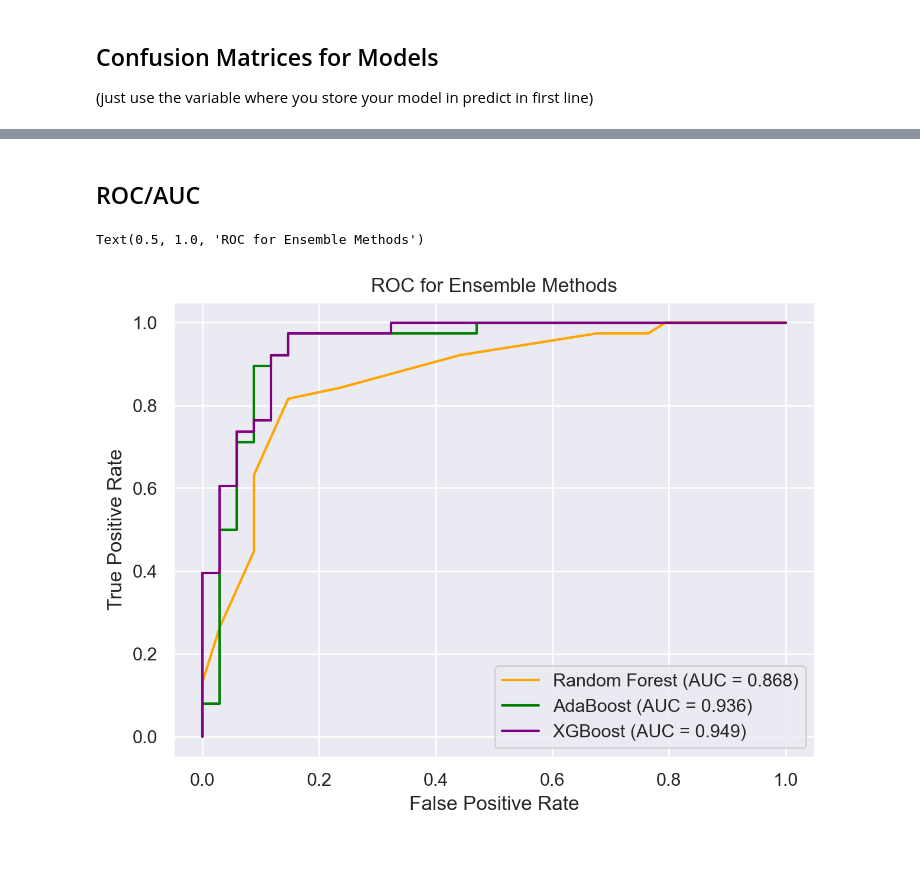
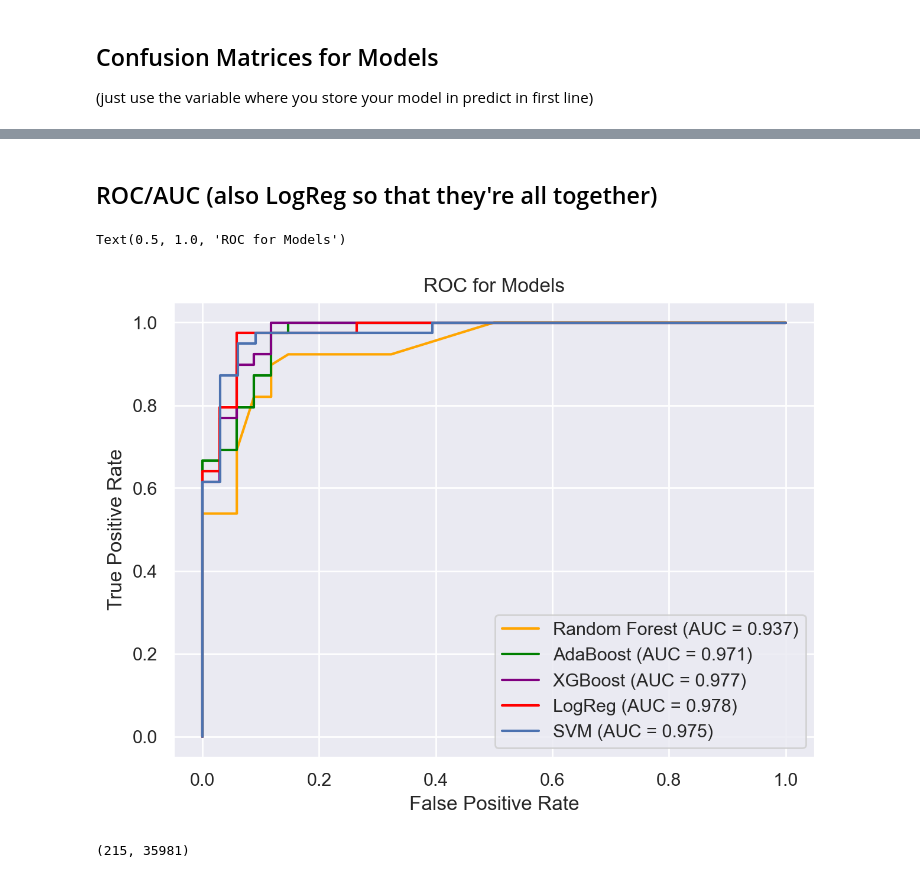
Before and after one commit to saba77-s/445-proj, a Jupyter notebook: classification/ensembles.ipynb, the cells around one changed output, grey strips where cells are left out. Drawn from its saved outputs; the diff is of its cells as text; code cells hidden in the pictures.

Commit message:
autoencoder model, minor changes to ensembles, and images of results

```diff
--- a/classification/ensembles.ipynb
+++ b/classification/ensembles.ipynb
@@ -65,7 +64,7 @@ pickle.dump(rfc_optim_model, open("rf_model", "wb"))
 # %%
 # PREDICT
 #  now we try on test data, note that you can just run this cell instead of training models above ^, rf_model stores the tuned RF.
-rfc_optim_model = pickle.load(open("rf_model", "rb"))
+#rfc_optim_model = pickle.load(open("rf_model", "rb"))
 rfc_optim_model.fit(X_train, y_train)
 rfc_optim_model.score(X_test, y_test)
 # %% [output]
@@ -90,6 +96,6 @@ pickle.dump(ada_optim_model, open("ada_model", "wb"))
 # PREDICT
 # now we try on test data, same as before - no need to run cell above again, just run the model
 ada_optim_model = pickle.load(open("ada_model", "rb"))
-ada_optim_model.fit(X_train, y_train)
-ada_optim_model.score(X_test, y_test)
+ada_optim_model.fit(X_train, y_train[:,0])
+ada_optim_model.score(X_test, y_test[:,0])
 # %% [output]
@@ -109,6 +115,6 @@ params = {'learning_rate': [0.1, 0.01, 0.001],
             'reg_lambda': [0, 0.1, 0.5, 1]}
 xgb_model = xgb.XGBClassifier()
 rs_classifier = RandomizedSearchCV(xgb_model, param_distributions=params, n_iter=10, cv=5, n_jobs=-1)
-rs_classifier.fit(X_train, y_train)
+rs_classifier.fit(X_train, y_train[:,0])
 xgb_optim_model = xgb.XGBClassifier(**rs_classifier.best_params_)
 pickle.dump(xgb_optim_model, open("xgb_model", "wb"))
@@ -133,8 +121,8 @@ RandomizedSearchCV(cv=5,
 # %%
 # PREDICT
 xgb_optim_model = pickle.load(open("xgb_model", "rb"))
-xgb_optim_model.fit(X_train, y_train)
-xgb_optim_model.score(X_test, y_test)
+xgb_optim_model.fit(X_train, y_train[:,0])
+xgb_optim_model.score(X_test, y_test[:,0])
 # %% [output]
 0.9041095890410958
 # %% [markdown]
@@ -155,23 +145,30 @@ plt.show()
-# %% [markdown]
-## ROC/AUC
+# %% [markdown]
+## ROC/AUC (also LogReg so that they're all together)
 # %%
+log_reg_fpr = pd.read_csv("log_reg_roc_fpr.csv", header=None).to_numpy()
+log_reg_tpr = pd.read_csv("log_reg_roc_tpr.csv", header=None).to_numpy()
+svm_fpr = [0, 0, 0, 0.03030303, 0.03030303, 0.06060606, 0.06060606, 0.09090909, 0.09090909, 0.39393939, 0.39393939, 1]
+svm_tpr =  [0, 0.02564103, 0.61538462, 0.61538462, 0.87179487, 0.87179487, 0.94871795, 0.94871795, 0.97435897, 0.97435897, 1, 1]
+
 sns.set(rc={"figure.figsize":(7,5)})
 rf_auc = round(roc_auc_score(y_test, rfc_optim_model.predict_proba(X_test)[:,1]), 3)
 ada_auc = round(roc_auc_score(y_test, ada_optim_model.predict_proba(X_test)[:,1]), 3)
 xgb_auc = round(roc_auc_score(y_test, xgb_optim_model.predict_proba(X_test)[:,1]), 3)
 rf_fpr, rf_tpr, _ = metrics.roc_curve(y_test, rfc_optim_model.predict_proba(X_test)[:,1])
 ada_fpr, ada_tpr, _ = metrics.roc_curve(y_test, ada_optim_model.predict_proba(X_test)[:,1])
 xgb_fpr, xgb_tpr, _ = metrics.roc_curve(y_test, xgb_optim_model.predict_proba(X_test)[:,1])
 plt.plot(rf_fpr, rf_tpr, label="Random Forest (AUC = " + str(rf_auc) + ")", color="orange")
 plt.plot(ada_fpr, ada_tpr, label="AdaBoost (AUC = " + str(ada_auc) + ")", color="green")
 plt.plot(xgb_fpr, xgb_tpr, label="XGBoost (AUC = " + str(xgb_auc) + ")", color="purple")
+plt.plot(log_reg_fpr, log_reg_tpr, label="LogReg (AUC = 0.978)", color="red")
+plt.plot(svm_fpr, svm_tpr, label="SVM (AUC = 0.975)")
 plt.xlabel("False Positive Rate")
 plt.ylabel("True Positive Rate")
 plt.legend()
-plt.title("ROC for Ensemble Methods")
+plt.title("ROC for Models")
 # %% [output]
-Text(0.5, 1.0, 'ROC for Ensemble Methods')
+Text(0.5, 1.0, 'ROC for Models')
-[figure, old version]
+[figure, new version]
 # %%
 # sns.set(rc={"figure.figsize":(12,5)})
 # sns.lineplot(x=depths,y=rfc_cv_scores, marker="o")
@@ -186,3 +183,7 @@ Text(0.5, 1.0, 'ROC for Ensemble Methods')
 # plt.ylabel("Average 5-fold CV score")
 # plt.title("Determining AdaBoost Estimators via CV")
 # #plt.savefig("adaboost_cv.png")
+# %%
+X_train.shape
+# %% [output]
+(215, 35981)
```
Also changed, not shown: parts of 10 cells of this notebook, 14 other files.
